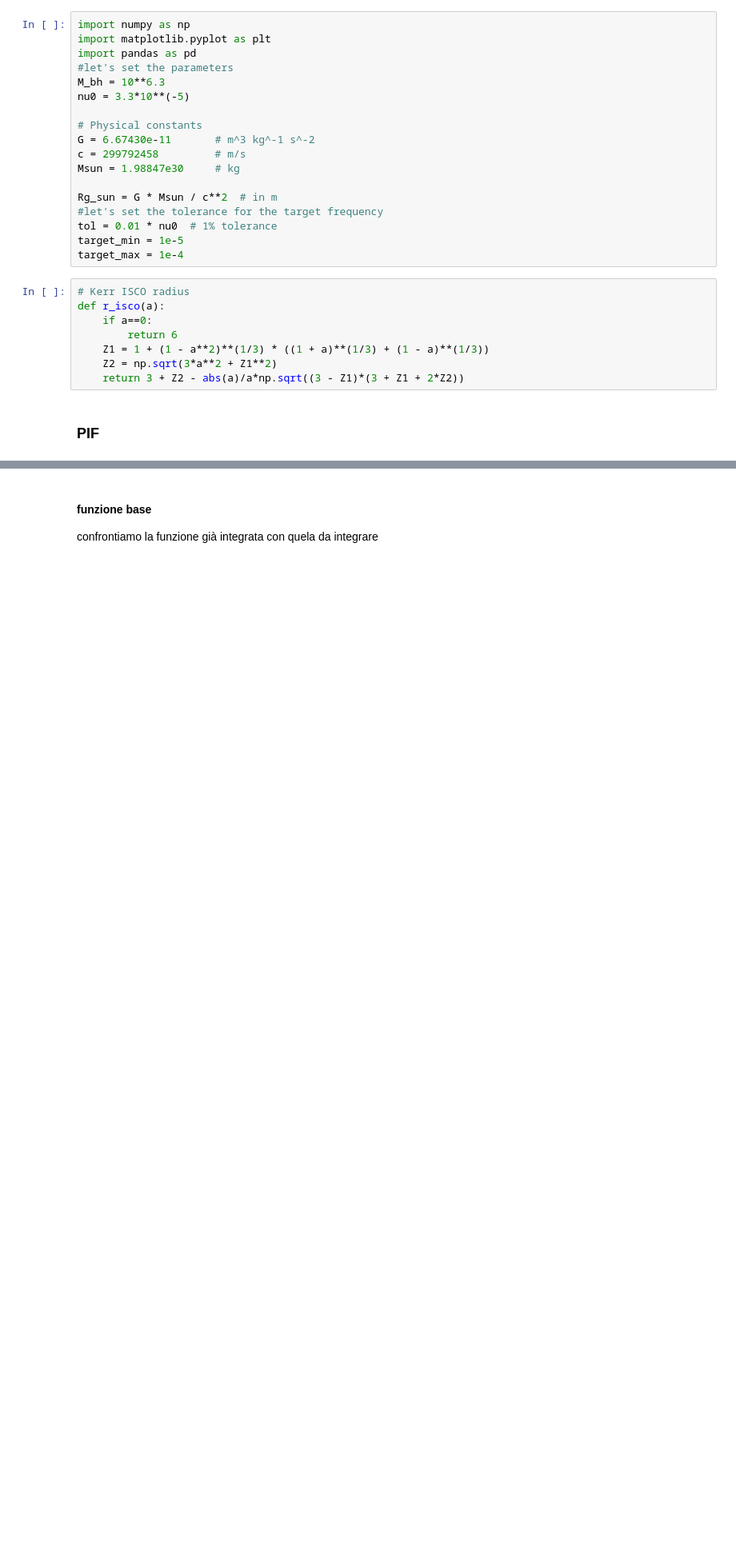
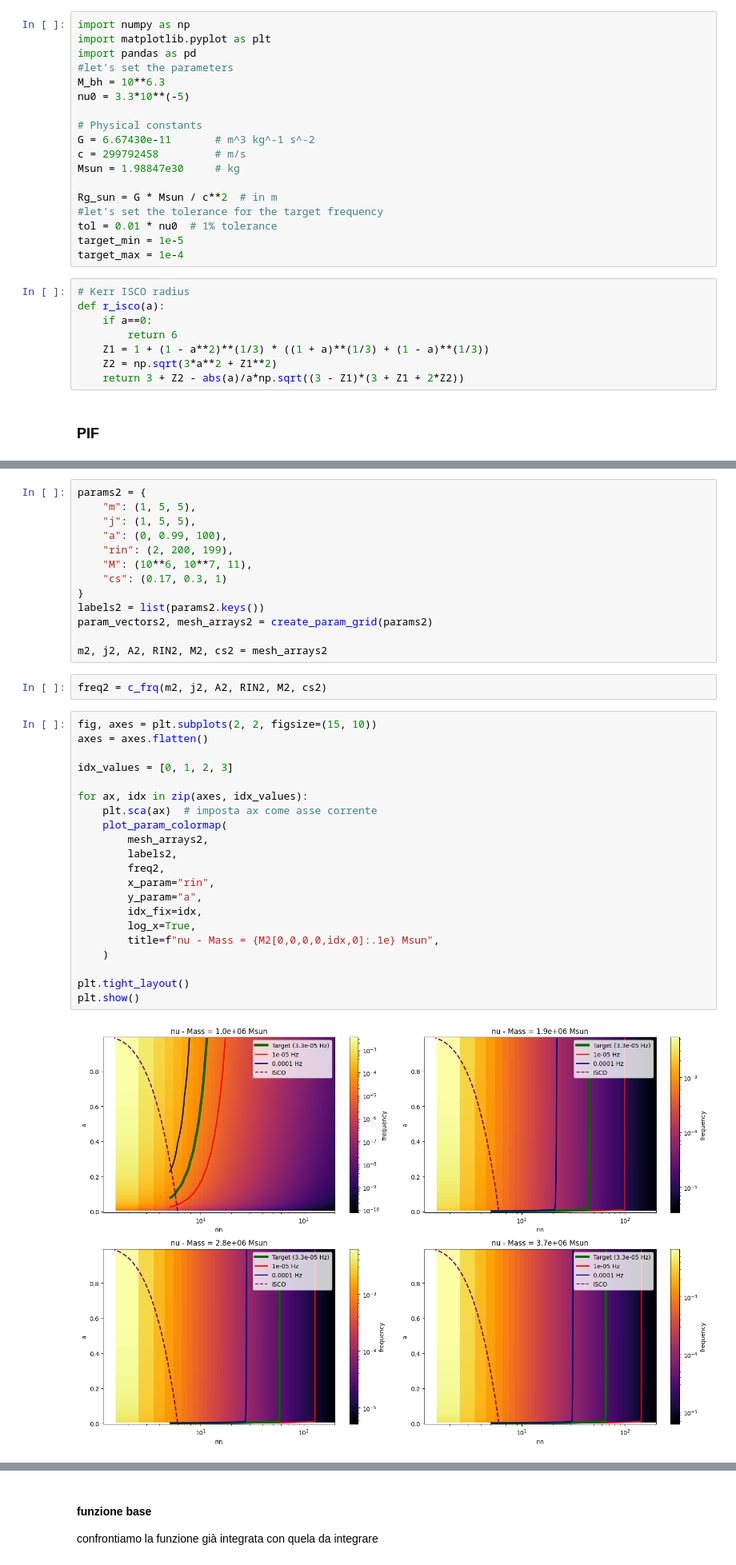
Before and after one commit to mauroghira/iuss_thesis, a Jupyter notebook: test.ipynb, the cells around one changed output, grey strips where cells are left out. Shown at 80% size. Drawn from its saved outputs; the diff is of its cells as text; blank space fills up the shorter version.

```diff
--- a/test.ipynb
+++ b/test.ipynb
@@ -30,0 +199,38 @@ def r_isco(a):
+# %%
+params2 = {
+    "m": (1, 5, 5),
+    "j": (1, 5, 5),
+    "a": (0, 0.99, 100),
+    "rin": (2, 200, 199),
+    "M": (10**6, 10**7, 11),
+    "cs": (0.17, 0.3, 1)
+}
+labels2 = list(params2.keys())
+param_vectors2, mesh_arrays2 = create_param_grid(params2)
+
+m2, j2, A2, RIN2, M2, cs2 = mesh_arrays2
+# %%
+freq2 = c_frq(m2, j2, A2, RIN2, M2, cs2)
+# %%
+fig, axes = plt.subplots(2, 2, figsize=(15, 10))
+axes = axes.flatten()
+
+idx_values = [0, 1, 2, 3]
+
+for ax, idx in zip(axes, idx_values):
+    plt.sca(ax)  # imposta ax come asse corrente
+    plot_param_colormap(
+        mesh_arrays2,
+        labels2,
+        freq2,
+        x_param="rin",
+        y_param="a",
+        idx_fix=idx,
+        log_x=True,
+        title=f"nu - Mass = {M2[0,0,0,0,idx,0]:.1e} Msun",
+    )
+
+plt.tight_layout()
+plt.show()
+# %% [output]
+[figure, added]
```
Also changed, not shown: parts of 13 cells of this notebook, 7 other files.
